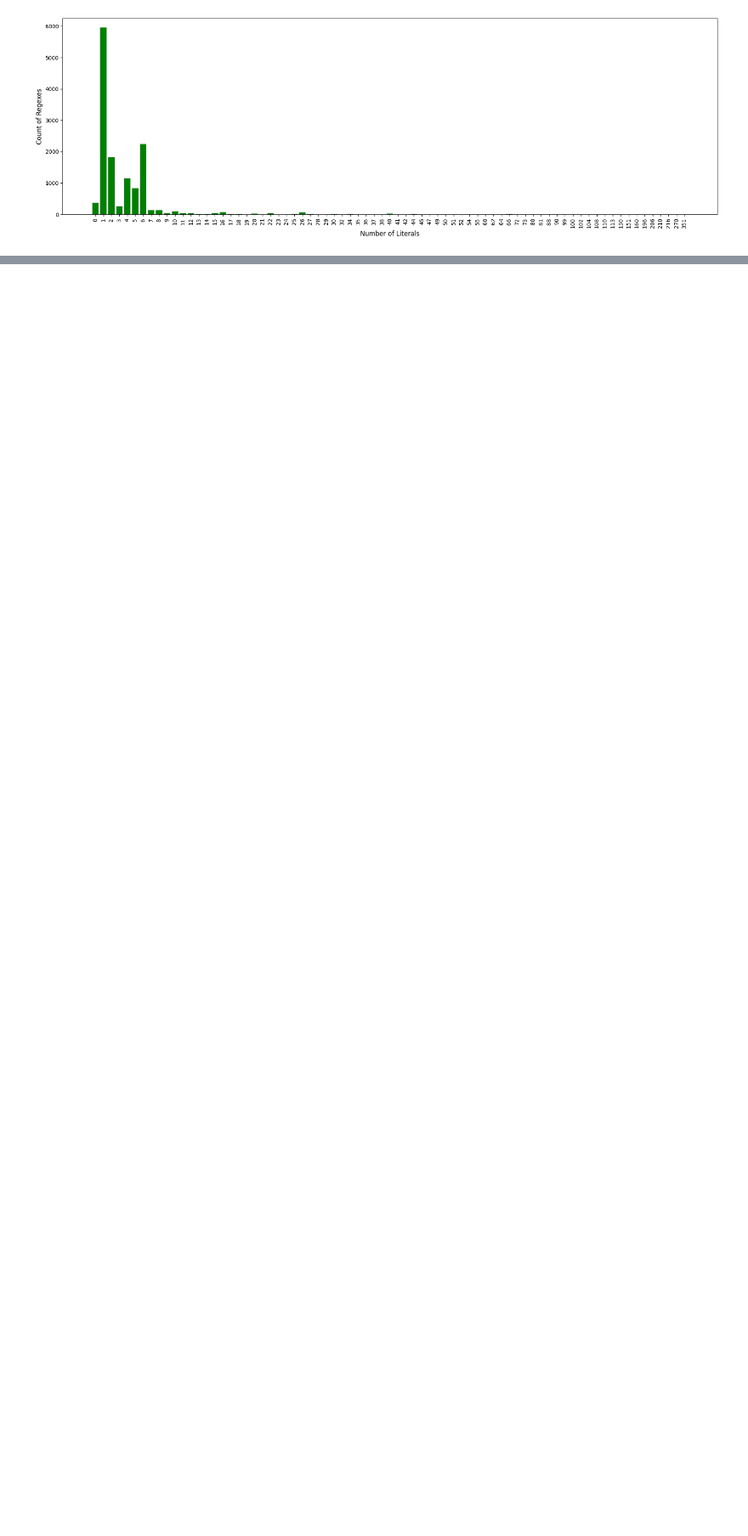
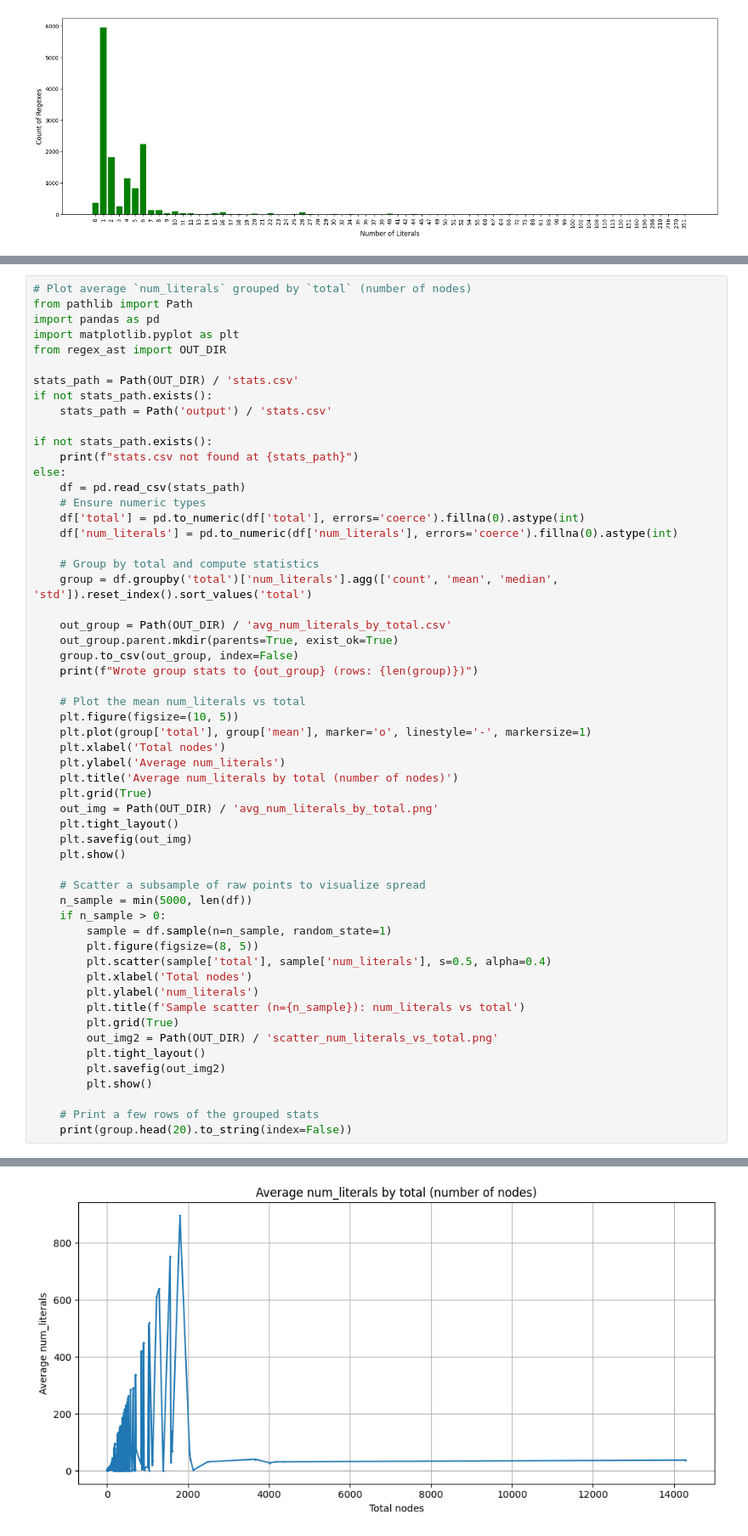
Before and after one commit to mintcd/hyperscan, a Jupyter notebook: scripts/graph-statistics.ipynb, the cells around one changed output, grey strips where cells are left out. Shown at 85% size. Saved outputs shown, nothing was run; the diff lists cells and outputs as text; blank space fills up the shorter version.

```diff
--- a/scripts/graph-statistics.ipynb
+++ b/scripts/graph-statistics.ipynb
@@ -47,0 +251,57 @@ plt.show()
+# %%
+# Plot average `num_literals` grouped by `total` (number of nodes)
+from pathlib import Path
+import pandas as pd
+import matplotlib.pyplot as plt
+from regex_ast import OUT_DIR
+
+stats_path = Path(OUT_DIR) / 'stats.csv'
+if not stats_path.exists():
+    stats_path = Path('output') / 'stats.csv'
+
+if not stats_path.exists():
+    print(f"stats.csv not found at {stats_path}")
+else:
+    df = pd.read_csv(stats_path)
+    # Ensure numeric types
+    df['total'] = pd.to_numeric(df['total'], errors='coerce').fillna(0).astype(int)
+    df['num_literals'] = pd.to_numeric(df['num_literals'], errors='coerce').fillna(0).astype(int)
+
+    # Group by total and compute statistics
+    group = df.groupby('total')['num_literals'].agg(['count', 'mean', 'median', 'std']).reset_index().sort_values('total')
+
+    out_group = Path(OUT_DIR) / 'avg_num_literals_by_total.csv'
+    out_group.parent.mkdir(parents=True, exist_ok=True)
+    group.to_csv(out_group, index=False)
+    print(f"Wrote group stats to {out_group} (rows: {len(group)})")
+
+    # Plot the mean num_literals vs total
+    plt.figure(figsize=(10, 5))
+    plt.plot(group['total'], group['mean'], marker='o', linestyle='-', markersize=1)
+    plt.xlabel('Total nodes')
+    plt.ylabel('Average num_literals')
+    plt.title('Average num_literals by total (number of nodes)')
+    plt.grid(True)
+    out_img = Path(OUT_DIR) / 'avg_num_literals_by_total.png'
+    plt.tight_layout()
+    plt.savefig(out_img)
+    plt.show()
+
+    # Scatter a subsample of raw points to visualize spread
+    n_sample = min(5000, len(df))
+    if n_sample > 0:
+        sample = df.sample(n=n_sample, random_state=1)
+        plt.figure(figsize=(8, 5))
+        plt.scatter(sample['total'], sample['num_literals'], s=0.5, alpha=0.4)
+        plt.xlabel('Total nodes')
+        plt.ylabel('num_literals')
+        plt.title(f'Sample scatter (n={n_sample}): num_literals vs total')
+        plt.grid(True)
+        out_img2 = Path(OUT_DIR) / 'scatter_num_literals_vs_total.png'
+        plt.tight_layout()
+        plt.savefig(out_img2)
+        plt.show()
+
+    # Print a few rows of the grouped stats
+    print(group.head(20).to_string(index=False))
+# %% [output]
@@ -47,0 +309 @@ plt.show()
+[figure, added]
```
Also changed, not shown: parts of 3 cells of this notebook, 43 other files.
